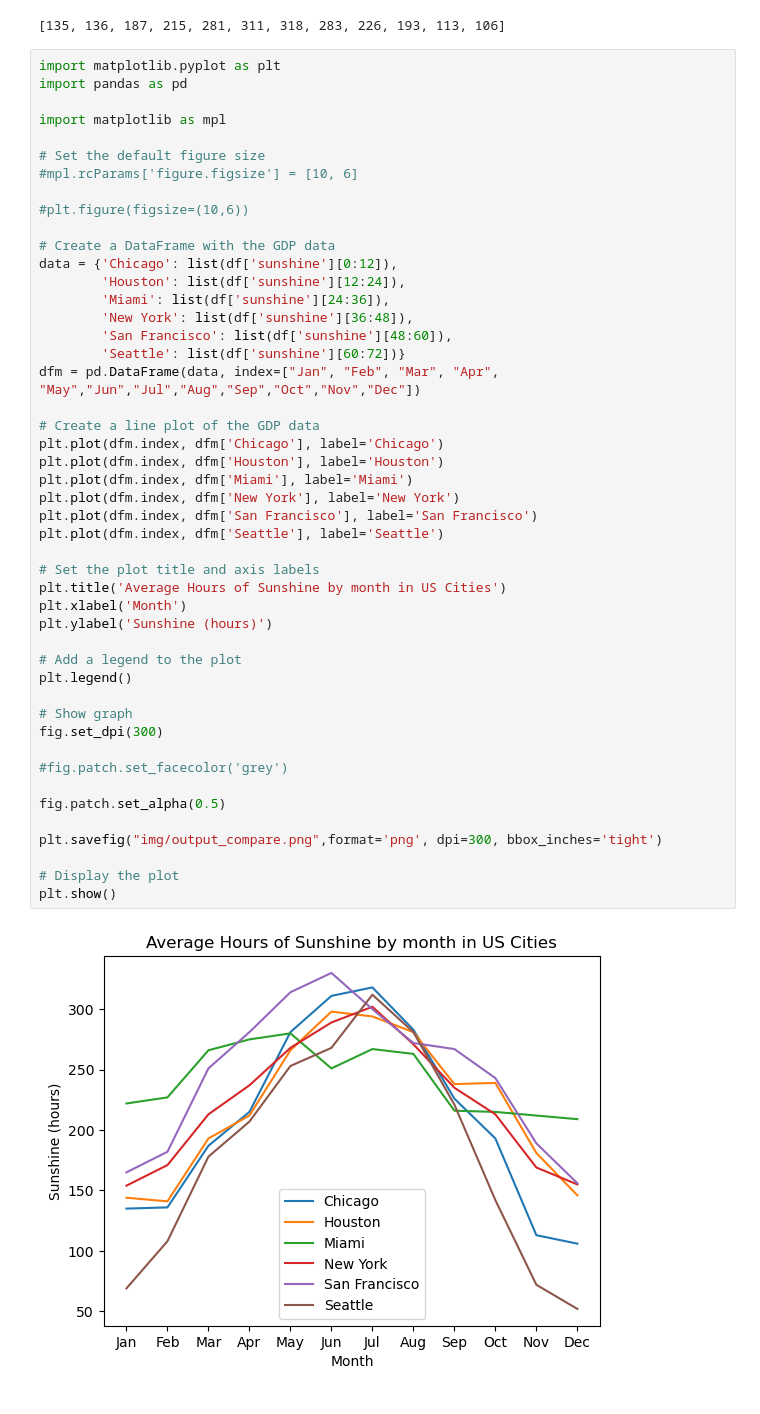
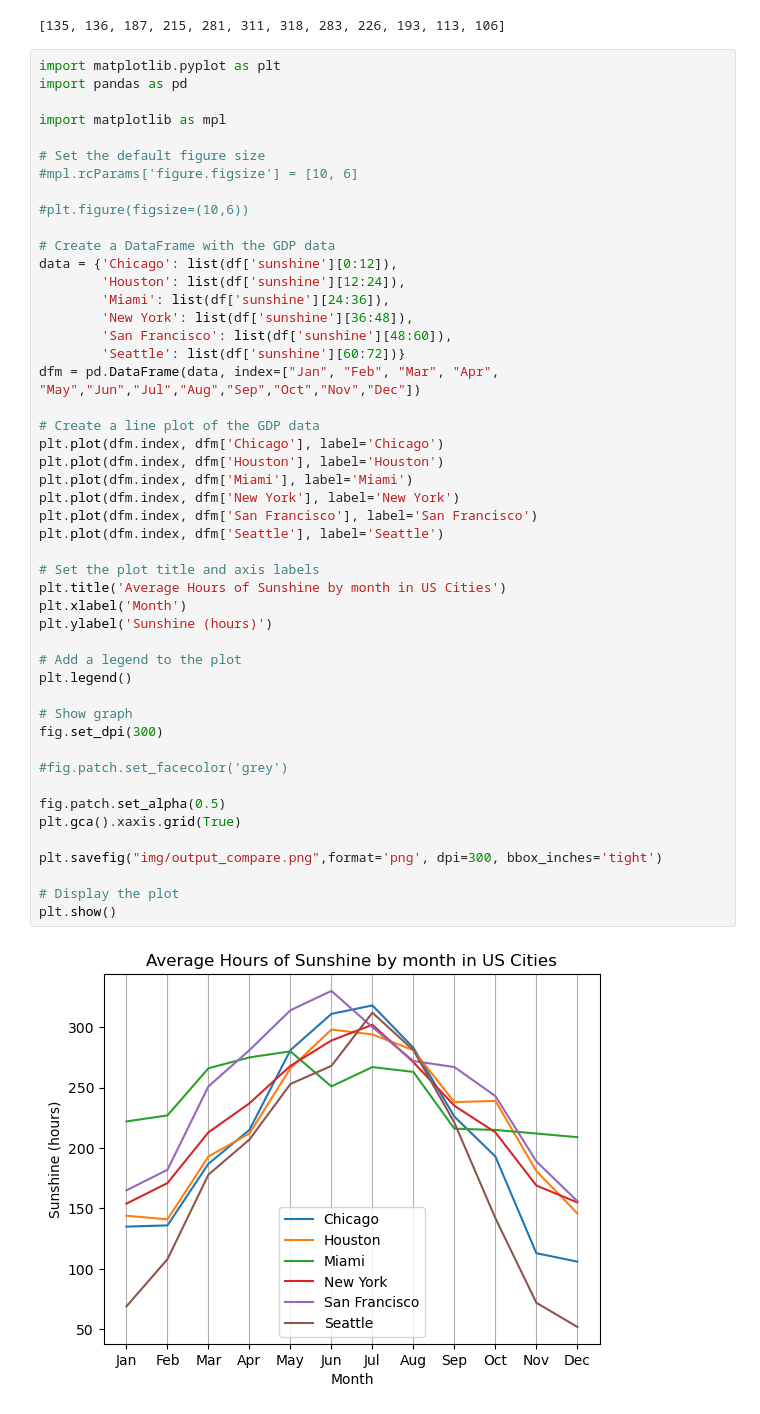
Before and after one commit to JerryLiu-96/visualizing-sunshine-hours, a Jupyter notebook: barplot.ipynb, the cells around one changed output. Saved outputs shown, nothing was run; the diff lists cells and outputs as text.

```diff
--- a/barplot.ipynb
+++ b/barplot.ipynb
@@ -349,31 +349,32 @@ data = {'Chicago': list(df['sunshine'][0:12]),
 dfm = pd.DataFrame(data, index=["Jan", "Feb", "Mar", "Apr", "May","Jun","Jul","Aug","Sep","Oct","Nov","Dec"])
 
 # Create a line plot of the GDP data
 plt.plot(dfm.index, dfm['Chicago'], label='Chicago')
 plt.plot(dfm.index, dfm['Houston'], label='Houston')
 plt.plot(dfm.index, dfm['Miami'], label='Miami')
 plt.plot(dfm.index, dfm['New York'], label='New York')
 plt.plot(dfm.index, dfm['San Francisco'], label='San Francisco')
 plt.plot(dfm.index, dfm['Seattle'], label='Seattle')
 
 # Set the plot title and axis labels
 plt.title('Average Hours of Sunshine by month in US Cities')
 plt.xlabel('Month')
 plt.ylabel('Sunshine (hours)')
 
 # Add a legend to the plot
 plt.legend()
 
 # Show graph
 fig.set_dpi(300)
 
 #fig.patch.set_facecolor('grey')
 
 fig.patch.set_alpha(0.5)
+plt.gca().xaxis.grid(True)
 
 plt.savefig("img/output_compare.png",format='png', dpi=300, bbox_inches='tight')
 
 # Display the plot
 plt.show()
 # %% [output]
-[figure, old version]
+[figure, new version]
```
Also changed, not shown: 6 other files.
